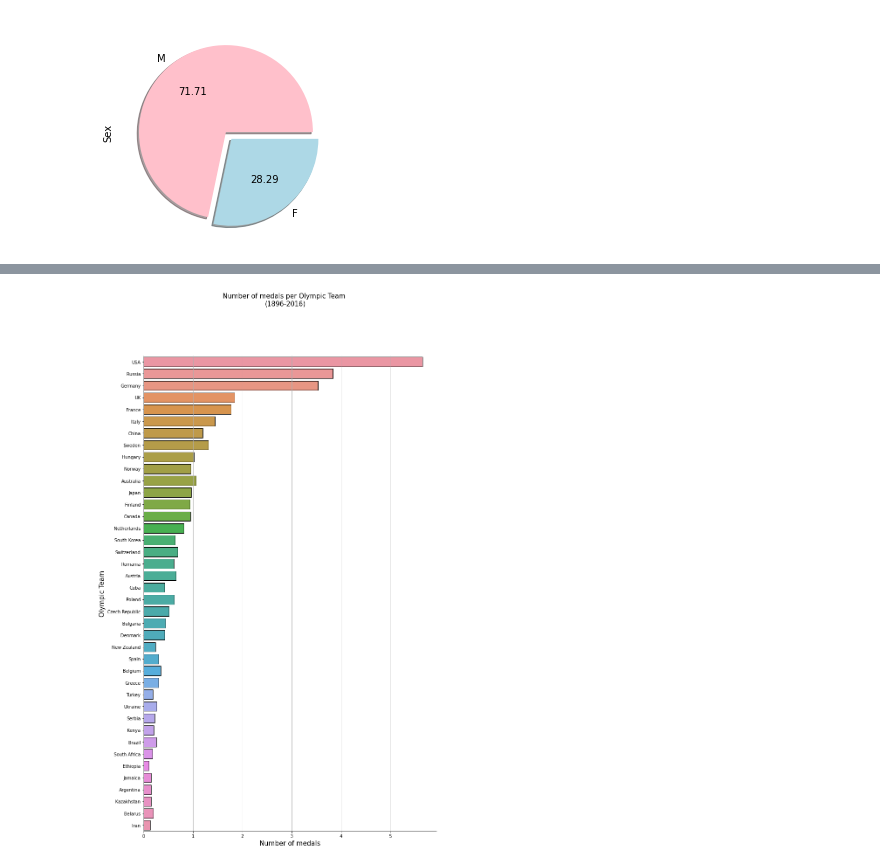
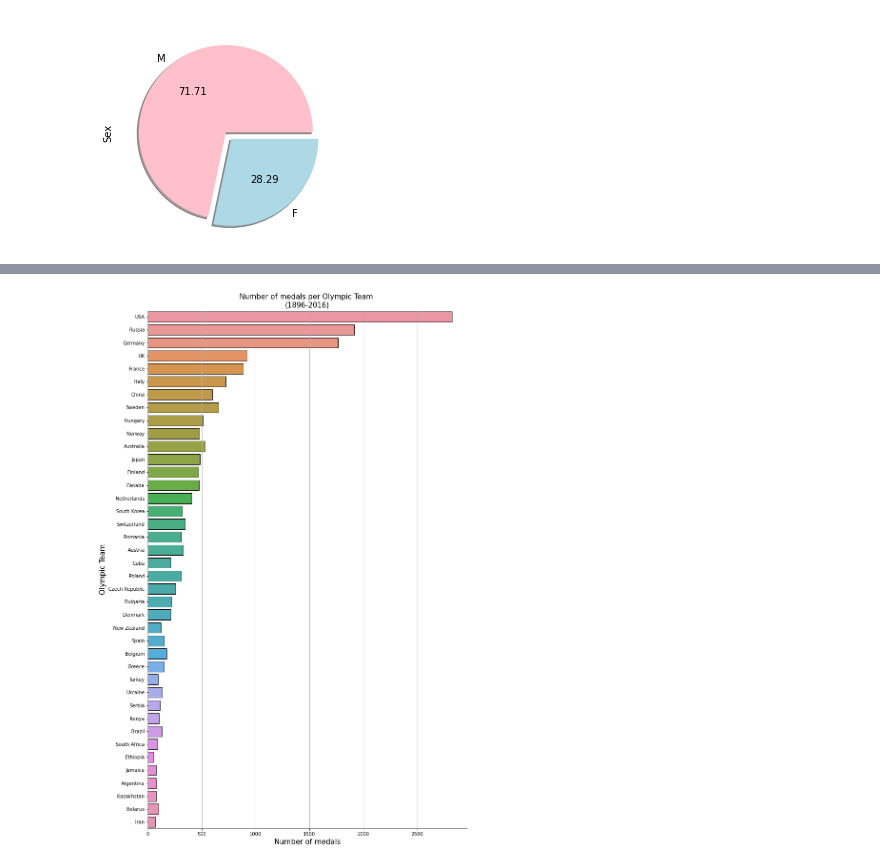
Before and after one commit to MaliheDahmardeh/Olympic-History, a Jupyter notebook: Olympic_History.ipynb, the cells around one changed output, grey strips where cells are left out. Drawn from its saved outputs; the diff is of its cells as text; code cells hidden in the pictures.

```diff
--- a/Olympic_History.ipynb
+++ b/Olympic_History.ipynb
@@ -565,18 +579,17 @@ sns.countplot(data=df ,x='Medal' , hue='Sex');
 # %%
+#by bar chart we see the 40 team that have the highest number of medals in Olympic
 medals_region=number_of_different_medals.head(40)
 
 fig, ax = plt.subplots(figsize = (12, 20))
 sns.barplot(x = medals_region['Total'],
             y = medals_region['region'],
             data = medals_region,ax = ax,edgecolor = 'k')
+sns.despine(right=True)
 
-sns.despine(right=True)
-ax.set_ylabel("Olympic Team",fontsize=15)
-ax.set_xlabel("Number of medals",fontsize=15)
-ax.set_yticklabels(medals_region['region'], size = 10)
-ax.set_xticklabels(ax.get_yticks(), size = 10)
 plt.grid(axis='x')
-fig.suptitle('Number of medals per Olympic Team \n(1896-2016)', size = 15)
+plt.ylabel("Olympic Team",fontsize=15)
+plt.xlabel("Number of medals",fontsize=15)
+plt.title('Number of medals per Olympic Team \n(1896-2016)', size = 15)
 plt.show()
 # %% [output]
-[figure, old version]
+[figure, new version]
```
Also changed, not shown: parts of 8 cells of this notebook.
